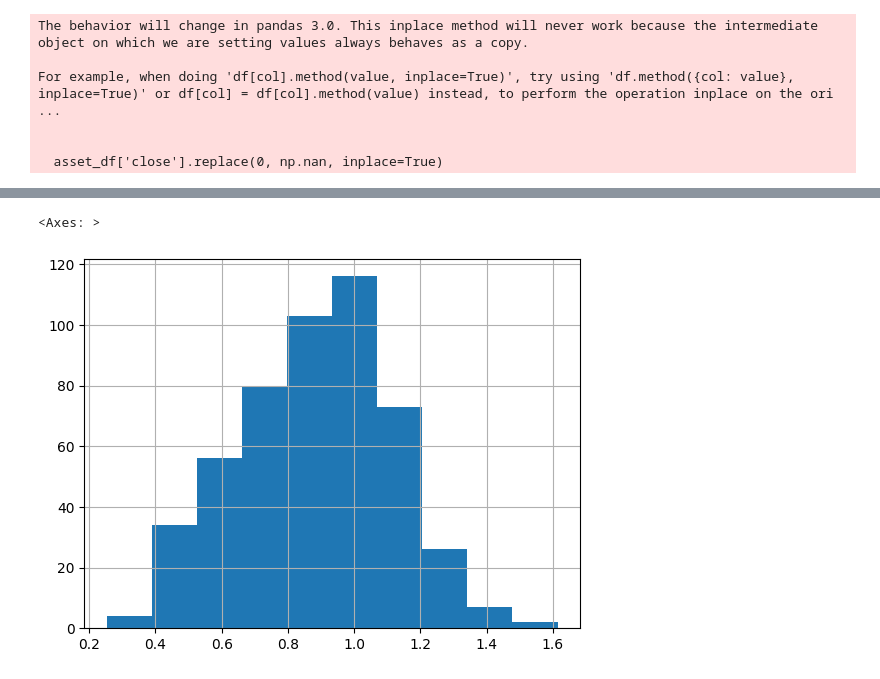
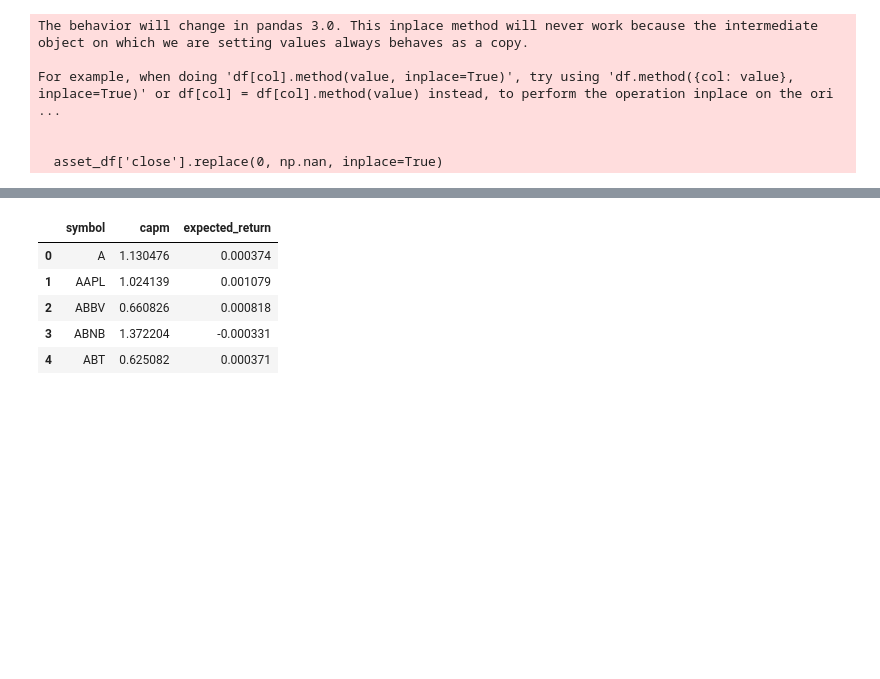
Before and after one commit to Aman-Rana-02/Efficient_Market_Portfolios, a Jupyter notebook: scripts/1.0.explore_data.ipynb, the cells around one changed output, grey strips where cells are left out. Drawn from its saved outputs; the diff is of its cells as text; code cells hidden in the pictures; blank space fills up the shorter version.

```diff
--- a/scripts/1.0.explore_data.ipynb
+++ b/scripts/1.0.explore_data.ipynb
@@ -24,3 +24,10 @@ min         -0.204669
 75%          0.005531
 max          0.165954
 Name: spx_return, dtype: float64
+# %%
+risk_free_rate_df = pd.read_csv('../data/ITUSA1D.csv', index_col=0)
+risk_free_rate_df['date'] = pd.to_datetime(risk_free_rate_df['date'])
+risk_free_rate_df['rf'] = risk_free_rate_df['close'] / 100 / 252
+risk_free_rate_df = risk_free_rate_df[['date', 'rf']]
+print(risk_free_rate_df['rf'].isna().sum())
+risk_free_rate_df.head()
@@ -91,5 +107,10 @@ for asset, asset_data in df.groupby('symbol'):
 # %%
-pd.DataFrame(capm_betas)['capm'].hist()
+capm_betas = pd.DataFrame(capm_betas)
+capm_betas.head()
 # %% [output]
-<Axes: >
-[figure, removed]
+|  | symbol | capm | expected_return |
+| 0 | A | 1.130476 | 0.000374 |
+| 1 | AAPL | 1.024139 | 0.001079 |
+| 2 | ABBV | 0.660826 | 0.000818 |
+| 3 | ABNB | 1.372204 | -0.000331 |
+| 4 | ABT | 0.625082 | 0.000371 |
```
Also changed, not shown: parts of 13 cells of this notebook.
